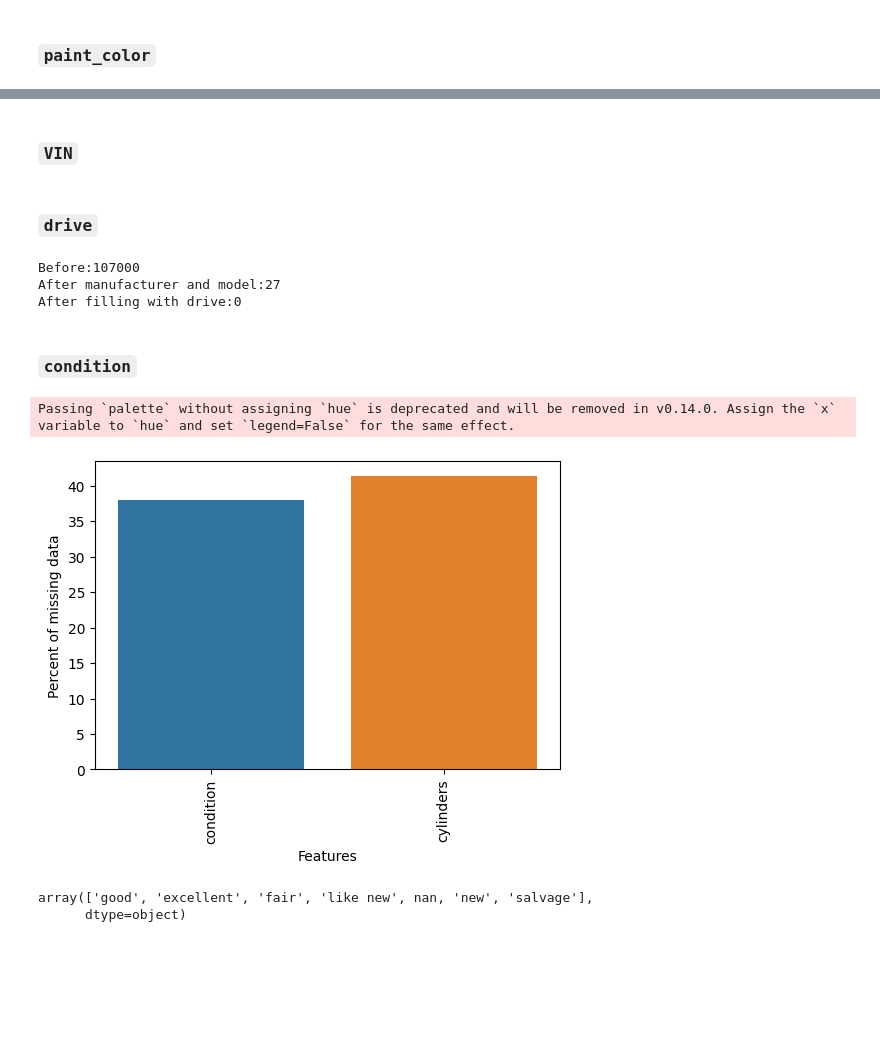
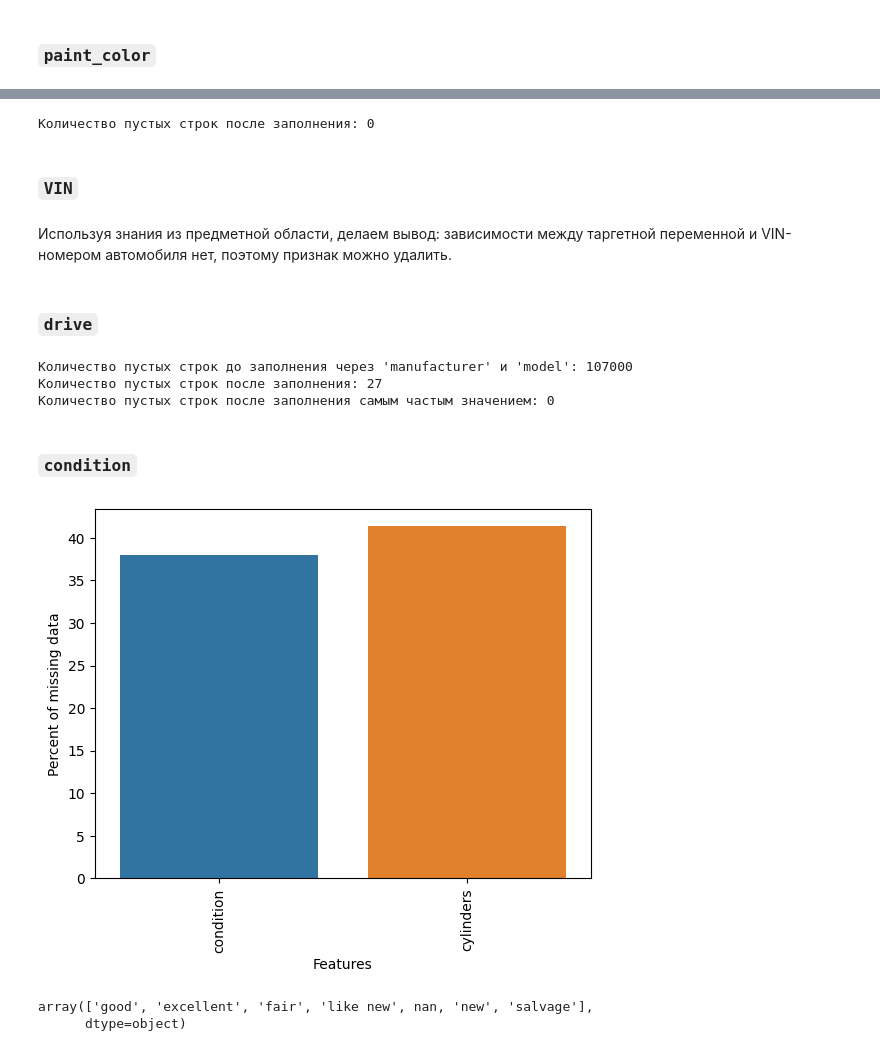
Before and after one commit to MoyMarMois/Carset, a Jupyter notebook: carset.ipynb, the cells around one changed output, grey strips where cells are left out. Cells and saved outputs as stored; diff of their text form; code cells hidden in the pictures; blank space fills up the shorter version.

```diff
--- a/carset.ipynb
+++ b/carset.ipynb
@@ -389,8 +430,7 @@ Passing `palette` without assigning `hue` is deprecated and will be removed in v
 # %%
-print(f"Before:{df["type"].isna().sum()}")
+print(f"Количество пустых строк до заполнения через `manufacturer` и 'model': {df["type"].isna().sum()}")
 df["type"] = df.groupby(["manufacturer", "model"], dropna=False)["type"].transform(fill_mode)
-print(f"After manufacturer and model:{df["type"].isna().sum()}")
+print(f"Количество пустых строк после заполнения: {df["type"].isna().sum()}")
 df["type"] = df.groupby(["model", "drive"], dropna=False)["type"].transform(fill_mode)
-print(f"After model and drive:{df["type"].isna().sum()}")
-df["type"] = df["type"].fillna(df["type"].mode()[0])
+print(f"Количество пустых строк после заполнения через `model` и 'drive': {df["type"].isna().sum()}")
 # %% [output]
@@ -400,6 +440,2 @@ After model and drive:0
 # %% [markdown]
 ### `paint_color`
-# %%
-print(f"Before:{df["paint_color"].isna().sum()}")
-df["paint_color"] = df["paint_color"].fillna(df["paint_color"].mode()[0])
-print(f"After:{df["paint_color"].isna().sum()}")
@@ -409,31 +465,42 @@ After:0
+# %%
+fill_color = lambda x: x.mode()[0] if not x.mode().empty else "white"
+
+fill_color = df.groupby(["manufacturer", "model"])["paint_color"].transform(fill_color)
+df["paint_color"] = df["paint_color"].fillna(fill_color)
+print(f"Количество пустых строк после заполнения: {df["paint_color"].isna().sum()}")
+# %% [output]
+Количество пустых строк после заполнения: 0
 # %% [markdown]
 ### `VIN`
+# %% [markdown]
+Используя знания из предметной области, делаем вывод: зависимости между таргетной переменной и VIN-номером автомобиля нет, поэтому признак можно удалить.
 # %%
 df = df.drop(["VIN", "pattern_vin"], axis=1)
 # %% [markdown]
 ### `drive`
 # %%
-print(f"Before:{df["drive"].isna().sum()}")
+print(f"Количество пустых строк до заполнения через 'manufacturer' и 'model': {df["drive"].isna().sum()}")
 df["drive"] = df.groupby(["manufacturer", "model"], dropna=False)["drive"].transform(fill_mode)
-print(f"After manufacturer and model:{df["drive"].isna().sum()}")
+print(f"Количество пустых строк после заполнения: {df["drive"].isna().sum()}")
 df["drive"] = df["drive"].fillna(df["drive"].mode()[0])
-print(f"After filling with drive:{df["drive"].isna().sum()}")
+print(f"Количество пустых строк после заполнения самым частым значением: {df["drive"].isna().sum()}")
 # %% [output]
-Before:107000
-After manufacturer and model:27
-After filling with drive:0
+Количество пустых строк до заполнения через 'manufacturer' и 'model': 107000
+Количество пустых строк после заполнения: 27
+Количество пустых строк после заполнения самым частым значением: 0
 # %% [markdown]
 ### `condition`
 # %%
-plt.figure(figsize=(6,4), dpi=100);
-sns.barplot(x=found_miss(df).index, y=found_miss(df), palette="tab10");
+missing_data = found_miss(df)
+
+sns.barplot(x=missing_data.index, y=missing_data, hue=missing_data.index, palette="tab10");
+
 plt.xlabel("Features")
 plt.ylabel("Percent of missing data")
-plt.xticks(rotation=90)
+plt.xticks(rotation=90);
 plt.show();
 # %% [output]
-Passing `palette` without assigning `hue` is deprecated and will be removed in v0.14.0. Assign the `x` variable to `hue` and set `legend=False` for the same effect.
-[figure, old version]
+[figure, new version]
 # %%
 df["condition"].unique()
 # %% [output]
```
Also changed, not shown: parts of 69 cells of this notebook.
